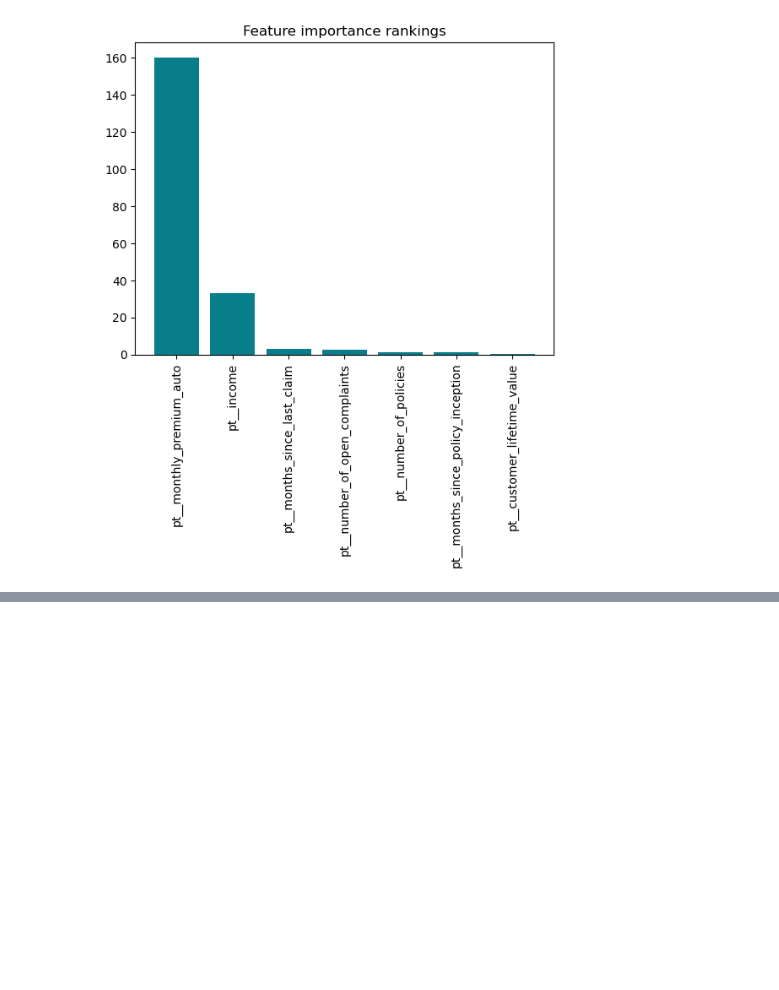
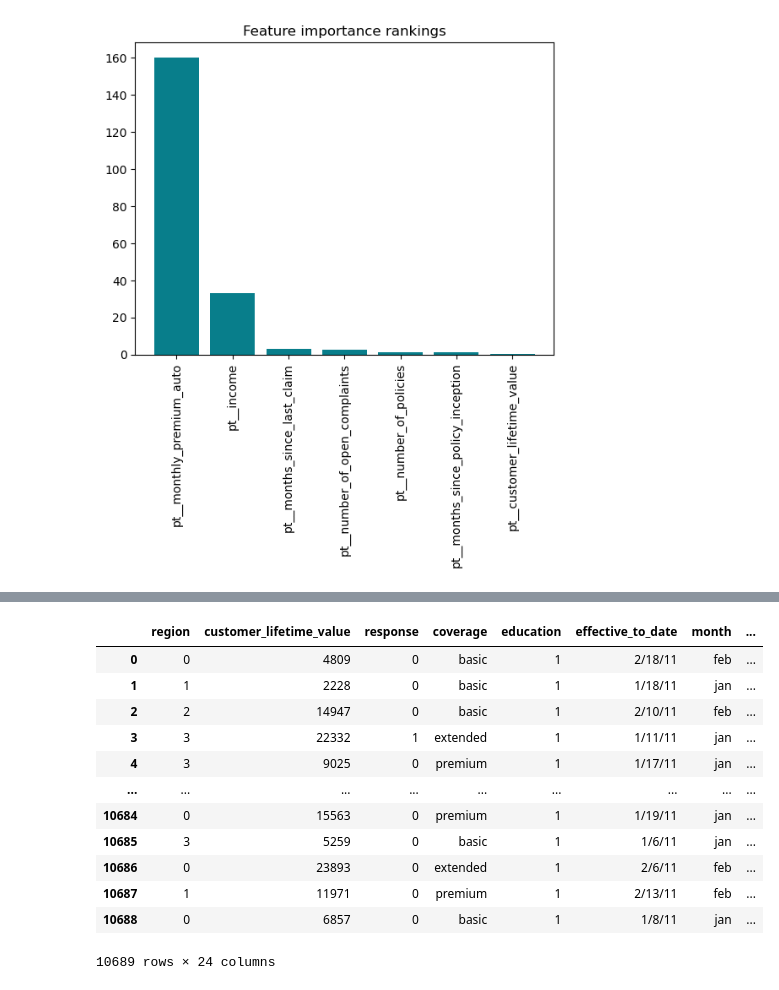
Before and after one commit to aychakurtulush/Ironhack-Labs, a Jupyter notebook: Customer_Analysis_Case_Study/Linear Regression Model.ipynb, the cells around one changed output, grey strips where cells are left out. Saved outputs shown, nothing was run; the diff lists cells and outputs as text; code cells hidden in the pictures; blank space fills up the shorter version.

```diff
--- a/Customer_Analysis_Case_Study/Linear Regression Model.ipynb
+++ b/Customer_Analysis_Case_Study/Linear Regression Model.ipynb
@@ -293,0 +294,37 @@ X_train.head(3)
+# %%
+#response
+rp_map = {'no':0, 'yes':1}
+rp_map
+df['response'] = df['response'].map(rp_map)
+# %%
+#sales channel
+sc_map = {'agent':0, 'call center':1, 'branch':2, 'web':3}
+sc_map
+df['sales_channel'] = df['sales_channel'].map(sc_map)
+# %%
+#vehicle_class
+vc_map = {'four-door car':0, 'suv':1, 'two-door car':2, 'sports car':3, 'luxury car':4,
+       'luxury suv':5}
+vc_map
+df['vehicle_class'] = df['vehicle_class'].map(vc_map)
+# %%
+#vehicle_size
+vs_map = {'medsize':0, 'small':1, 'large':2}
+vs_map
+df['vehicle_size'] = df['vehicle_size'].map(vs_map)
+# %%
+df
+# %% [output]
+|  | region | customer_lifetime_value | response | coverage | education | effective_to_date | month | ... |
+| 0 | 0 | 4809 | 0 | basic | 1 | 2/18/11 | feb | ... |
+| 1 | 1 | 2228 | 0 | basic | 1 | 1/18/11 | jan | ... |
+| 2 | 2 | 14947 | 0 | basic | 1 | 2/10/11 | feb | ... |
+| 3 | 3 | 22332 | 1 | extended | 1 | 1/11/11 | jan | ... |
+| 4 | 3 | 9025 | 0 | premium | 1 | 1/17/11 | jan | ... |
+| ... | ... | ... | ... | ... | ... | ... | ... | ... |
+| 10684 | 0 | 15563 | 0 | premium | 1 | 1/19/11 | jan | ... |
+| 10685 | 3 | 5259 | 0 | basic | 1 | 1/6/11 | jan | ... |
+| 10686 | 0 | 23893 | 0 | extended | 1 | 2/6/11 | feb | ... |
+| 10687 | 1 | 11971 | 0 | premium | 1 | 2/13/11 | feb | ... |
+| 10688 | 0 | 6857 | 0 | basic | 1 | 1/8/11 | jan | ... |
+10689 rows × 24 columns
```
Also changed, not shown: parts of 17 cells of this notebook.
